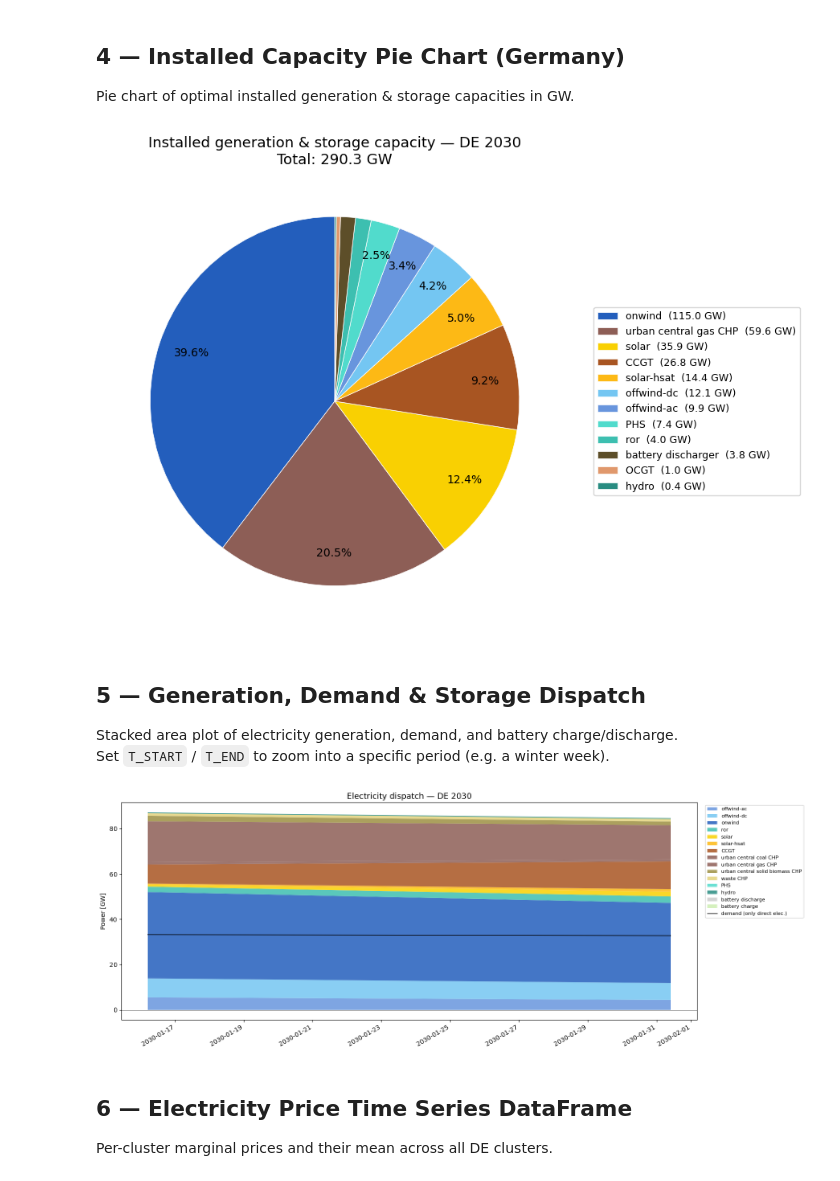
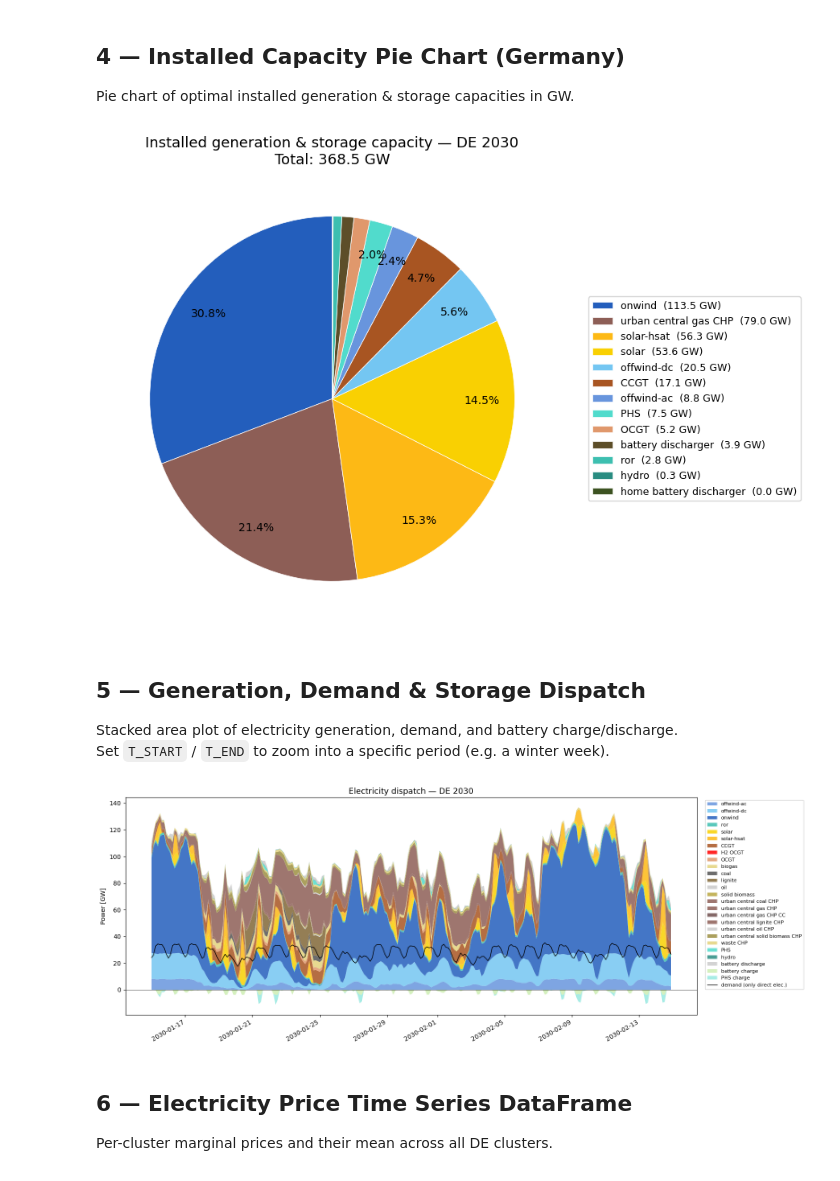
Before and after one commit to FiBe-ie2s/pypsa-de, a Jupyter notebook: thesis/analysis.ipynb, the cells around one changed output. Drawn from its saved outputs; the diff is of its cells as text; code cells hidden in the pictures.

```diff
--- a/thesis/analysis.ipynb
+++ b/thesis/analysis.ipynb
@@ -505,6 +584,8 @@ DE load-weighted avg price: 82.7 €/MWh
 ## 4 — Installed Capacity Pie Chart (Germany)
 Pie chart of optimal installed generation & storage capacities in GW.
 # %%
+globals().update(context(CHOICE))  # self-consistent with current CHOICE (no stale sw/de_*)
+
 # ── Collect optimal capacities (MW → GW) ──────────────────────
 cap = {}
 
@@ -549,12 +630,15 @@ ax.set_title(f"Installed generation & storage capacity — DE {YEAR}\nTotal: {ca
 plt.tight_layout()
 plt.show()
 # %% [output]
-[figure, old version]
+[figure, new version]
 # %% [markdown]
 ## 5 — Generation, Demand & Storage Dispatch
 Stacked area plot of electricity generation, demand, and battery charge/discharge.
 Set `T_START` / `T_END` to zoom into a specific period (e.g. a winter week).
 # %%
+globals().update(context(CHOICE))  # self-consistent with current CHOICE (no stale sw/de_*)
+require_fresh(("_prep_choice", "Prepare per-cluster data"))
+
 # ── Time window (set to None for full year) ───────────────────
 T_START = "2030-01-15"#None   # e.g. "2013-01-15"
 T_END   = "2030-02-15"#None   # e.g. "2013-01-29"
@@ -606,34 +690,34 @@ fig, ax = plt.subplots(figsize=(16, 6))
 pos_data = gen_by_carrier.copy()
 for c in disp_by_carrier.columns:
     pos_data[c] = disp_by_carrier[c]
 for c in su_by_carrier.columns:
     pos_data[c] = su_by_carrier[c].clip(lower=0)
 pos_data["battery discharge"] = batt_discharge
 pos_colors = [tech_colors.get(c, "#cccccc") for c in pos_data.columns]
 ax.stackplot(ts_sel_display, pos_data.values.T, labels=pos_data.columns, colors=pos_colors, alpha=0.85)
 
 # Negative: battery charging + pumped-hydro charging
 neg = pd.DataFrame(index=ts_sel)
 neg["battery charge"] = -batt_charge
 for c in su_by_carrier.columns:
     neg_vals = su_by_carrier[c].clip(upper=0)
     if (neg_vals < 0).any():
         neg[c + " charge"] = neg_vals
 neg_colors = [tech_colors.get(c.replace(" charge", ""), "#999999") for c in neg.columns]
 ax.stackplot(ts_sel_display, neg.values.T, colors=neg_colors, alpha=0.5, labels=neg.columns)
 
 # Demand line
 ax.plot(ts_sel_display, elec_load_ts.values, color="k", linewidth=1.0, label="demand (only direct elec.)")
 
 ax.set_ylabel("Power [GW]")
 ax.set_title(f"Electricity dispatch — DE {YEAR}", fontsize=13)
 ax.legend(loc="upper left", bbox_to_anchor=(1.01, 1), fontsize=8, ncol=1)
 ax.axhline(0, color="k", linewidth=0.5)
 fig.autofmt_xdate()
 plt.tight_layout()
 plt.show()
 # %% [output]
-[figure, old version]
+[figure, new version]
 # %% [markdown]
 ## 6 — Electricity Price Time Series DataFrame
 Per-cluster marginal prices and their mean across all DE clusters.
```
Also changed, not shown: parts of 16 cells of this notebook, 1 other file.
